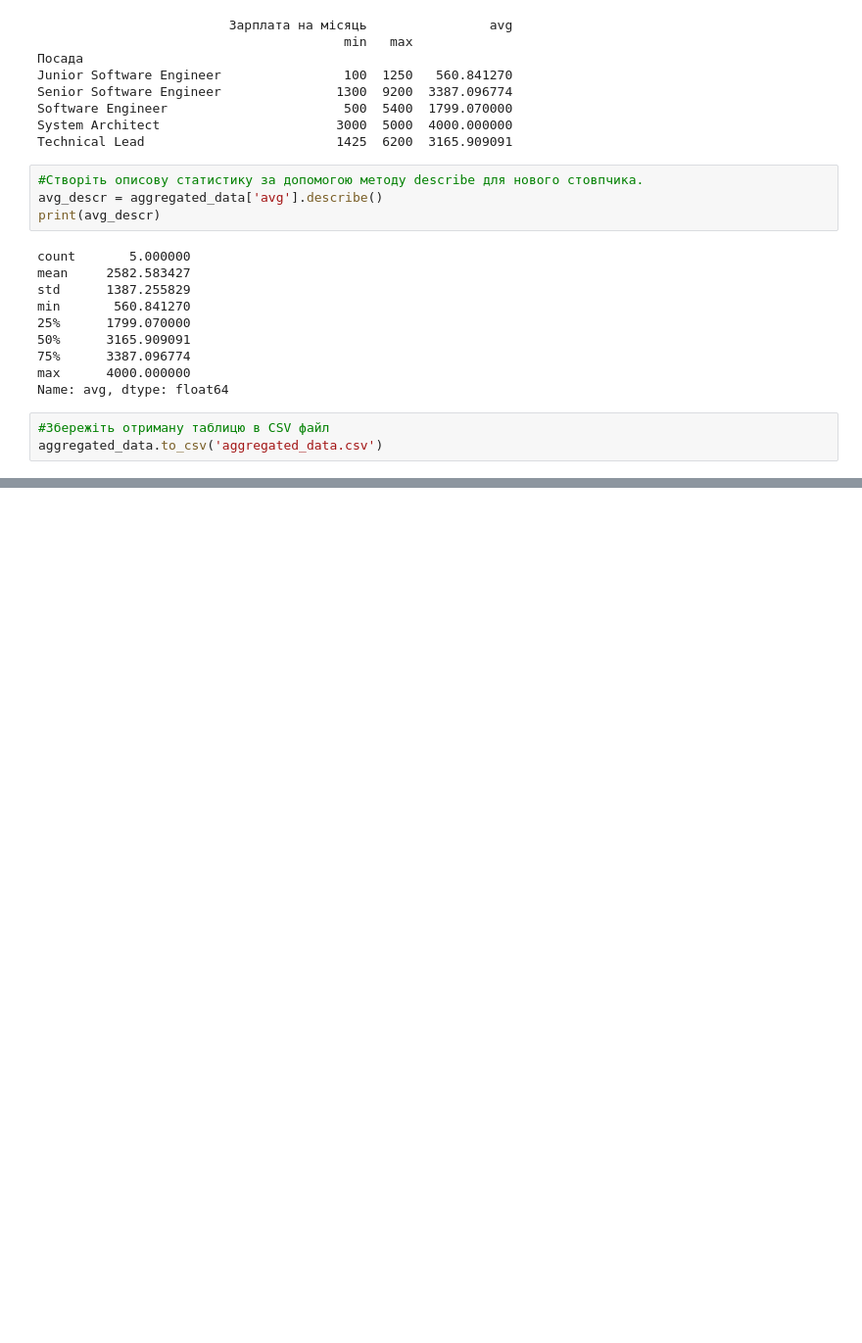
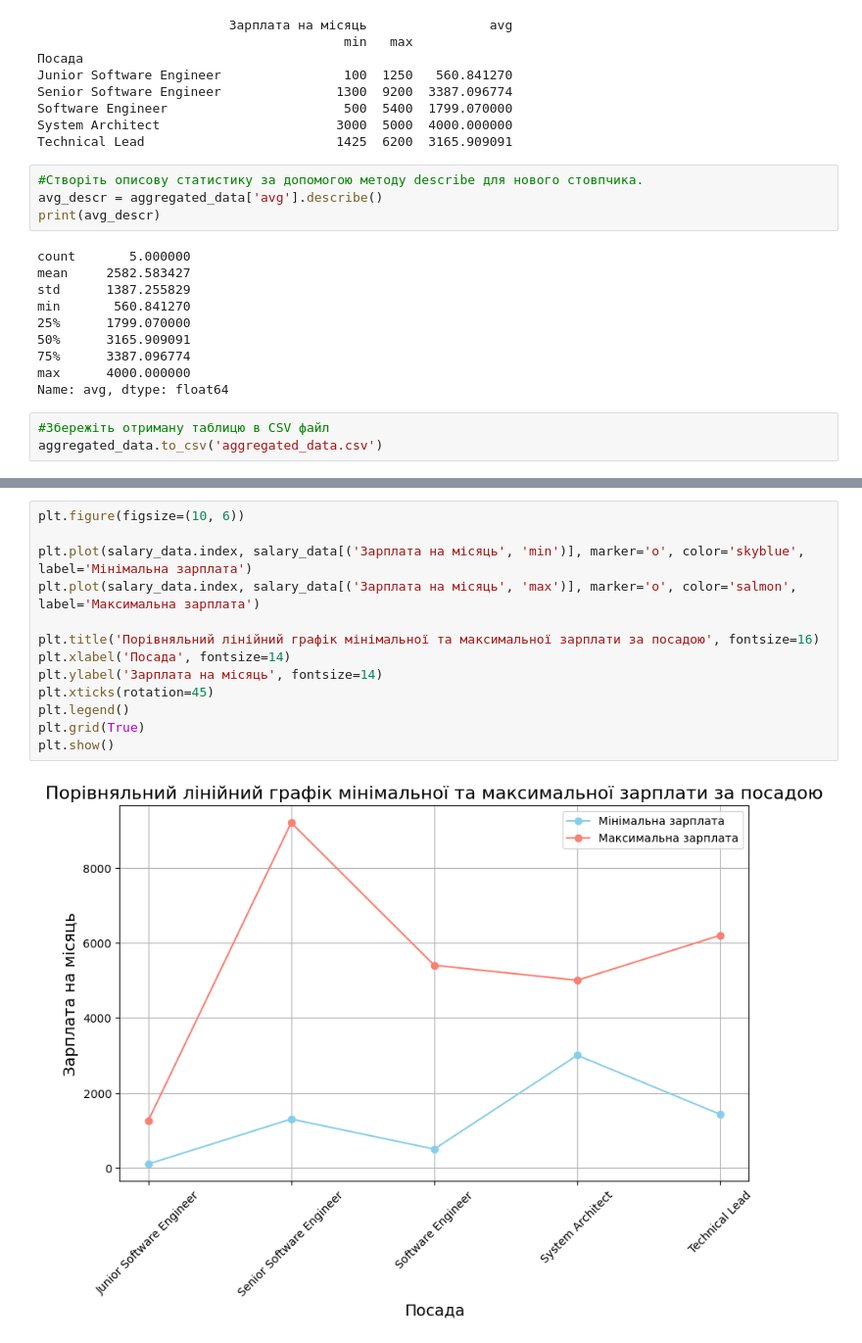
Before and after one commit to Sedzay/les4, a Jupyter notebook: Hw2_2.ipynb, the cells around one changed output, grey strips where cells are left out. Shown: that part at 98% size. Cells and saved outputs as stored; diff of their text form; blank space fills up the shorter version.

```diff
--- a/Hw2_2.ipynb
+++ b/Hw2_2.ipynb
@@ -206,0 +242,15 @@ aggregated_data.to_csv('aggregated_data.csv')
+# %%
+plt.figure(figsize=(10, 6))
+
+plt.plot(salary_data.index, salary_data[('Зарплата на місяць', 'min')], marker='o', color='skyblue', label='Мінімальна зарплата')
+plt.plot(salary_data.index, salary_data[('Зарплата на місяць', 'max')], marker='o', color='salmon', label='Максимальна зарплата')
+
+plt.title('Порівняльний лінійний графік мінімальної та максимальної зарплати за посадою', fontsize=16)
+plt.xlabel('Посада', fontsize=14)
+plt.ylabel('Зарплата на місяць', fontsize=14)
+plt.xticks(rotation=45)
+plt.legend()
+plt.grid(True)
+plt.show()
+# %% [output]
+[figure, added]
```
Also changed, not shown: parts of 3 cells of this notebook.
